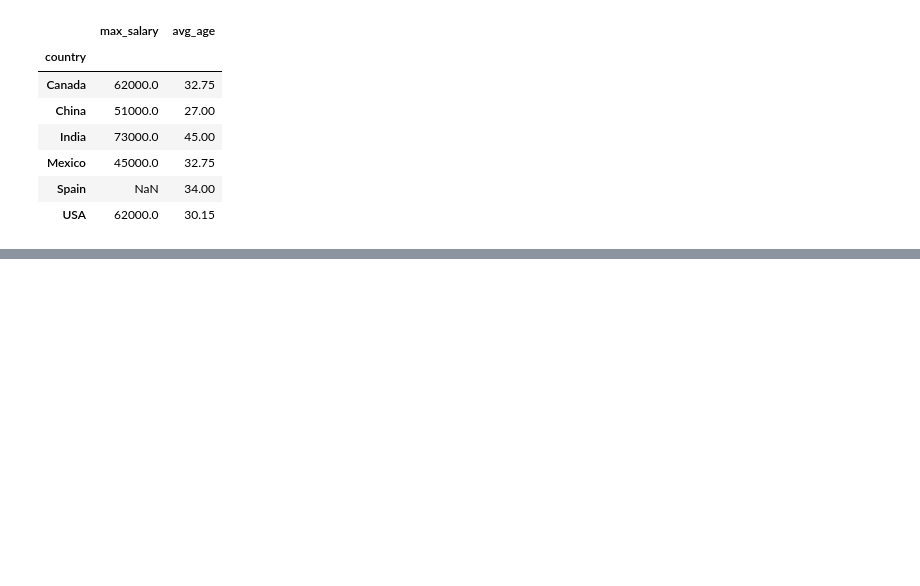
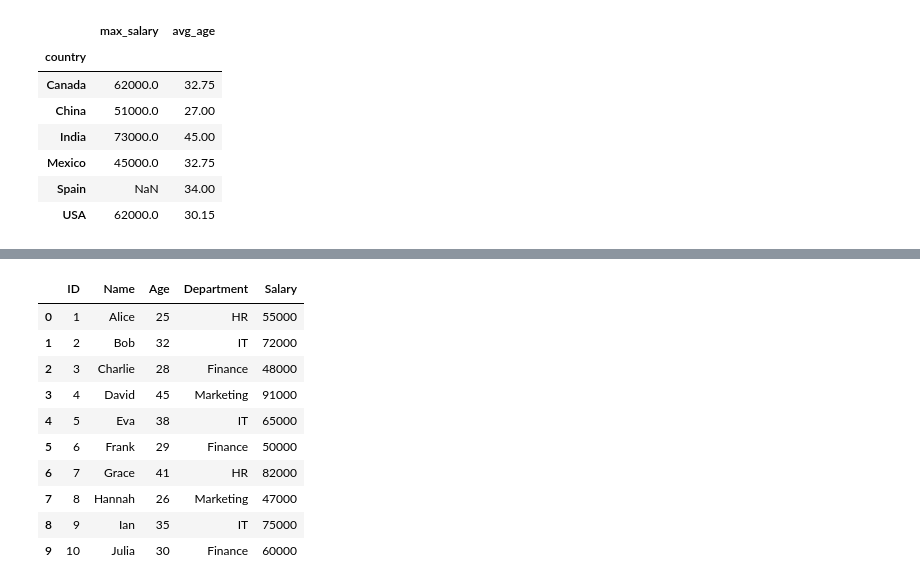
Before and after one commit to namanjain152003/pandas, a Jupyter notebook: panda_tutorial.ipynb, the cells around one changed output, grey strips where cells are left out. Saved outputs shown, nothing was run; the diff lists cells and outputs as text; code cells hidden in the pictures; blank space fills up the shorter version.

```diff
--- a/panda_tutorial.ipynb
+++ b/panda_tutorial.ipynb
@@ -621,0 +662,15 @@ avg_age=("age", "mean")
+# %%
+df=pd.read_csv("employee_data.csv")
+df
+# %% [output]
+|  | ID | Name | Age | Department | Salary |
+| 0 | 1 | Alice | 25 | HR | 55000 |
+| 1 | 2 | Bob | 32 | IT | 72000 |
+| 2 | 3 | Charlie | 28 | Finance | 48000 |
+| 3 | 4 | David | 45 | Marketing | 91000 |
+| 4 | 5 | Eva | 38 | IT | 65000 |
+| 5 | 6 | Frank | 29 | Finance | 50000 |
+| 6 | 7 | Grace | 41 | HR | 82000 |
+| 7 | 8 | Hannah | 26 | Marketing | 47000 |
+| 8 | 9 | Ian | 35 | IT | 75000 |
+| 9 | 10 | Julia | 30 | Finance | 60000 |
```
Also changed, not shown: parts of 9 cells of this notebook.
